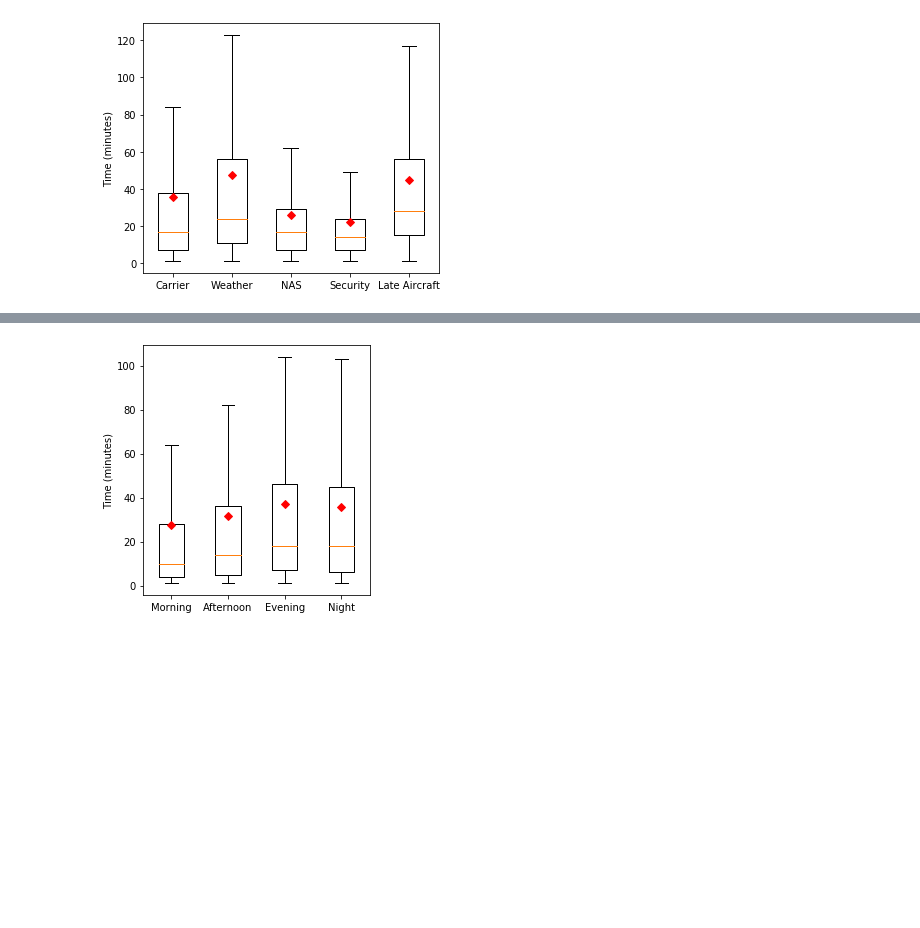
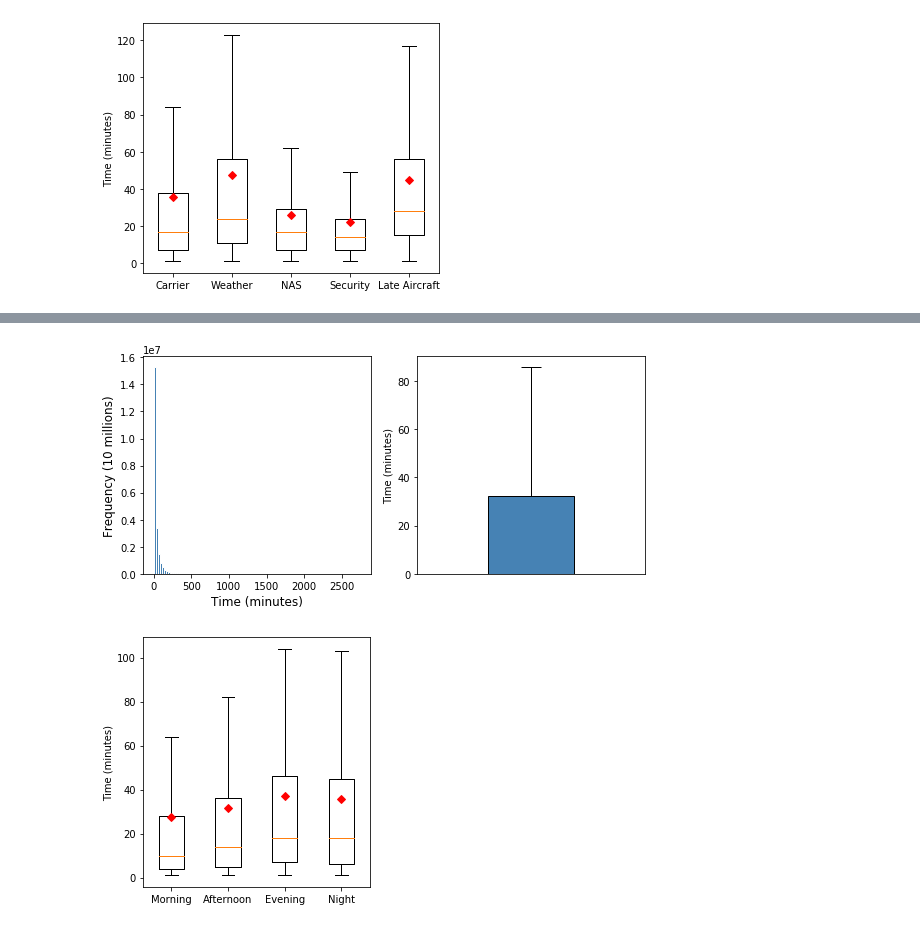
Before and after one commit to wcjohnchen/capstoneProject3, a Jupyter notebook: eda.ipynb, the cells around one changed output, grey strips where cells are left out. Drawn from its saved outputs; the diff is of its cells as text; code cells hidden in the pictures; blank space fills up the shorter version.

```diff
--- a/eda.ipynb
+++ b/eda.ipynb
@@ -410,3 +432,39 @@ delay_time = flight3[flight3['DEP_DELAY'] > 0]
+# %%
+### histogram
+delay = delay_time[delay_time['DEP_DELAY'] > 0]
+
+fig, axs = plt.subplots(1,2, figsize=(9,4))
+axs[0].hist(delay['DEP_DELAY'], color='steelblue', edgecolor="white", bins = 100)
+axs[0].set_xlabel('Time (minutes)', size=12)
+axs[0].set_ylabel('Frequency (10 millions)', size=12)
+#plt.show()
+
+
+##### plot bar graph
+delay_time['DEP_DELAY'].sum()/delay_time.shape[0] ### mean delayed time
+np.std(delay_time['DEP_DELAY']) ### standard deviation
+
+average = delay_time['DEP_DELAY'].sum()/delay_time.shape[0]
+std = np.std(delay_time['DEP_DELAY'])
+yerror = std
+
+axs[1].bar(np.arange(1), average, color='steelblue', edgecolor="black", width=0.75, align='center')
+axs[1].set_xticks([])
+#ax.set_xticks(np.arange(1))
+#ax.set_xticklabels(xticklabels, rotation=90)
+axs[1].set_xlim(-1,1)
+axs[1].set_ylabel('Time (minutes)')
+#ax.set_ylim(0,40)
+#ax.set_title(title)
+
+a, b, c = axs[1].errorbar(np.arange(1), average, color='black', yerr=yerror, lolims=True, capsize=10, elinewidth=1)
+for cap in b:
+    cap.set_marker('_')
+
+#plt.tight_layout()
+plt.show()
+# %% [output]
+[figure, added]
 # %%
 ##### delayed time in the morning, afteroon, evening, and at night
 morning_count = delay_time[delay_time['CRS_DEP_TIME'] == 'morning']
```
Also changed, not shown: parts of 6 cells of this notebook, 1 other file.
